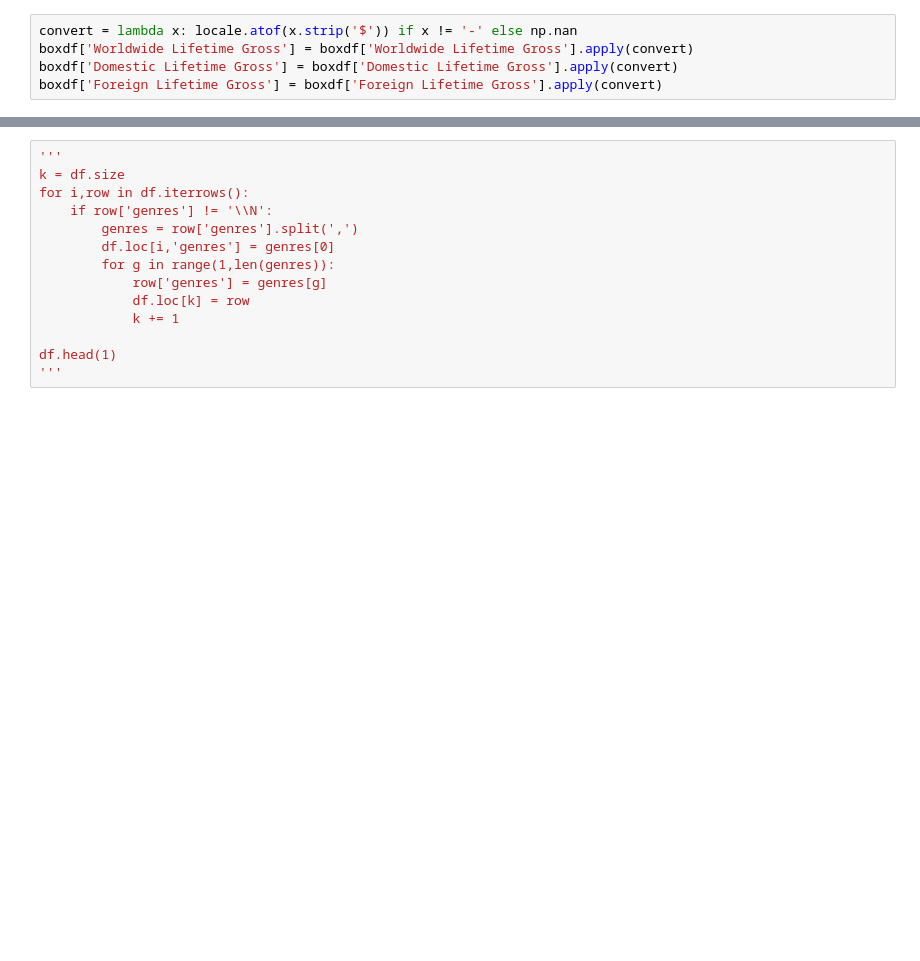
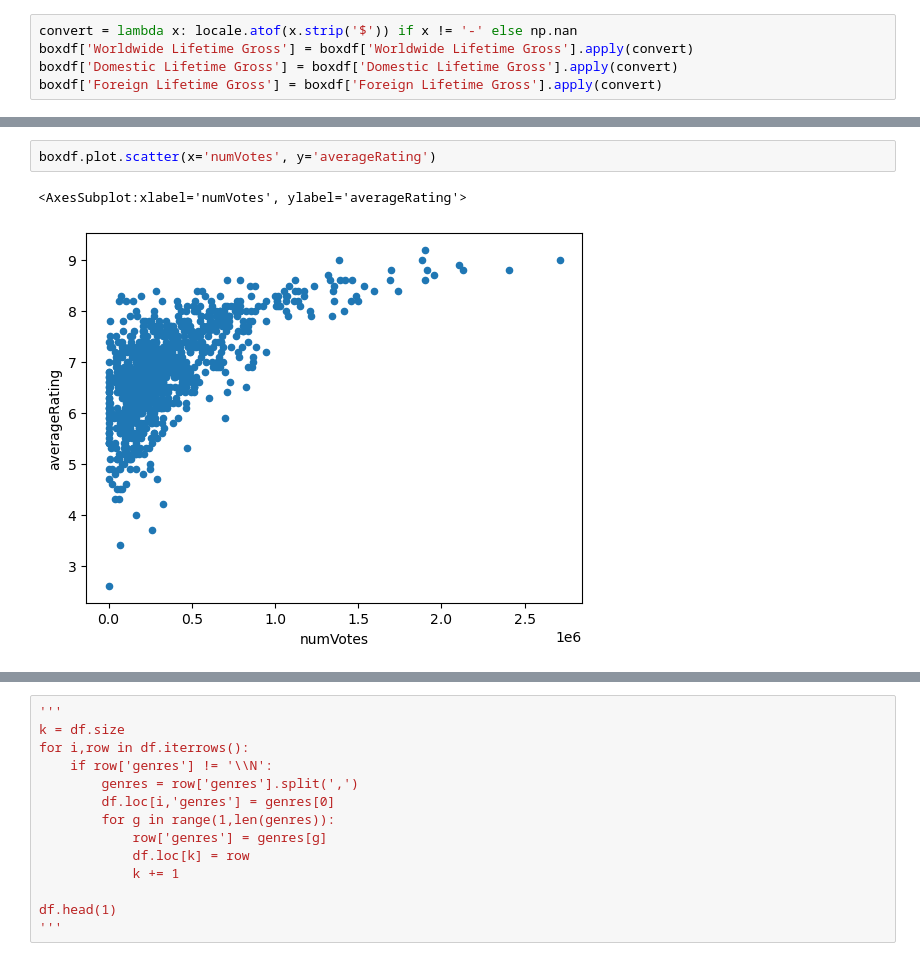
Before and after one commit to James-Trauger/James-Trauger.github.io, a Jupyter notebook: james.ipynb, the cells around one changed output, grey strips where cells are left out. Drawn from its saved outputs; the diff is of its cells as text; blank space fills up the shorter version.

```diff
--- a/james.ipynb
+++ b/james.ipynb
@@ -243,0 +250,5 @@ boxdf.head(10)
+# %%
+boxdf.plot.scatter(x='numVotes', y='averageRating')
+# %% [output]
+<AxesSubplot:xlabel='numVotes', ylabel='averageRating'>
+[figure, added]
```
Also changed, not shown: parts of 16 cells of this notebook.
